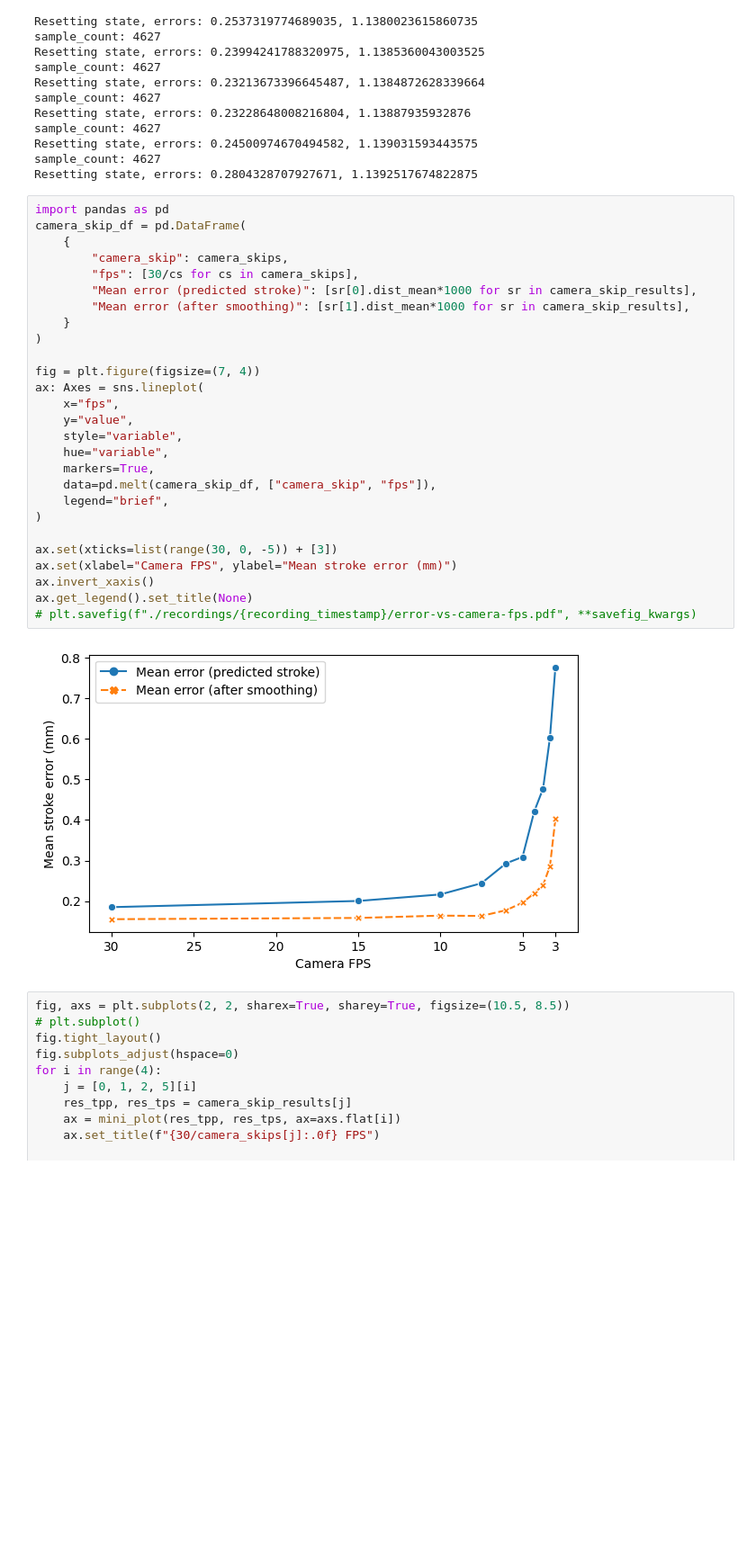
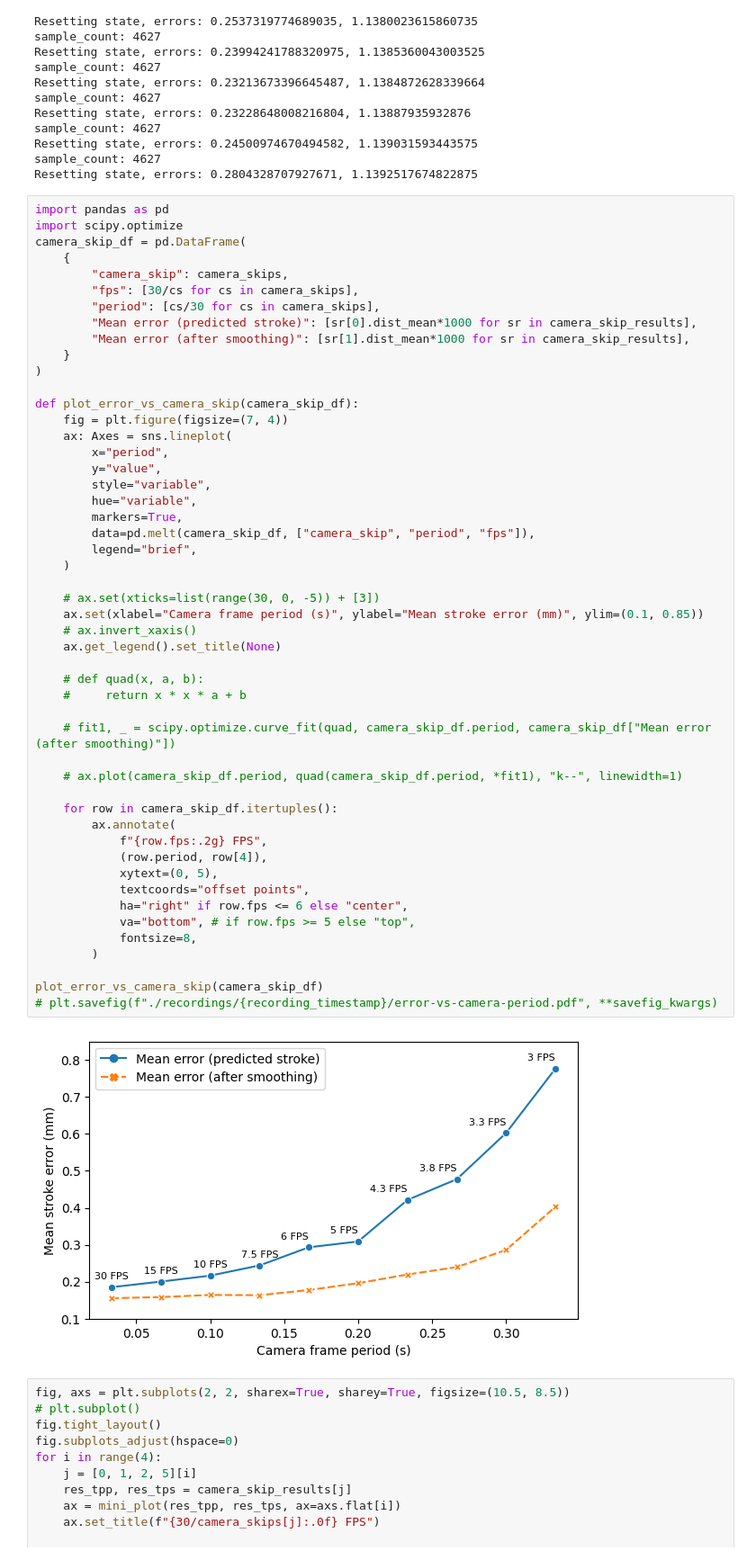
Before and after one commit to Jcparkyn/dpoint, a Jupyter notebook: python/offline_playback.ipynb, the cells around one changed output. Shown at 90% size. Saved outputs shown, nothing was run; the diff lists cells and outputs as text; blank space fills up the shorter version.

Commit message:
Make fps plot use period for x axis

```diff
--- a/python/offline_playback.ipynb
+++ b/python/offline_playback.ipynb
@@ -266,33 +267,56 @@ sample_count: 4627
 Resetting state, errors: 0.2804328707927671, 1.1392517674822875
 # %%
 import pandas as pd
+import scipy.optimize
 camera_skip_df = pd.DataFrame(
     {
         "camera_skip": camera_skips,
         "fps": [30/cs for cs in camera_skips],
+        "period": [cs/30 for cs in camera_skips],
         "Mean error (predicted stroke)": [sr[0].dist_mean*1000 for sr in camera_skip_results],
         "Mean error (after smoothing)": [sr[1].dist_mean*1000 for sr in camera_skip_results],
     }
 )
 
-fig = plt.figure(figsize=(7, 4))
-ax: Axes = sns.lineplot(
-    x="fps",
-    y="value",
-    style="variable",
-    hue="variable",
-    markers=True,
-    data=pd.melt(camera_skip_df, ["camera_skip", "fps"]),
-    legend="brief",
-)
+def plot_error_vs_camera_skip(camera_skip_df):
+    fig = plt.figure(figsize=(7, 4))
+    ax: Axes = sns.lineplot(
+        x="period",
+        y="value",
+        style="variable",
+        hue="variable",
+        markers=True,
+        data=pd.melt(camera_skip_df, ["camera_skip", "period", "fps"]),
+        legend="brief",
+    )
 
-ax.set(xticks=list(range(30, 0, -5)) + [3])
-ax.set(xlabel="Camera FPS", ylabel="Mean stroke error (mm)")
-ax.invert_xaxis()
-ax.get_legend().set_title(None)
-# plt.savefig(f"./recordings/{recording_timestamp}/error-vs-camera-fps.pdf", **savefig_kwargs)
+    # ax.set(xticks=list(range(30, 0, -5)) + [3])
+    ax.set(xlabel="Camera frame period (s)", ylabel="Mean stroke error (mm)", ylim=(0.1, 0.85))
+    # ax.invert_xaxis()
+    ax.get_legend().set_title(None)
+
+    # def quad(x, a, b):
+    #     return x * x * a + b
+
+    # fit1, _ = scipy.optimize.curve_fit(quad, camera_skip_df.period, camera_skip_df["Mean error (after smoothing)"])
+
+    # ax.plot(camera_skip_df.period, quad(camera_skip_df.period, *fit1), "k--", linewidth=1)
+
+    for row in camera_skip_df.itertuples():
+        ax.annotate(
+            f"{row.fps:.2g} FPS",
+            (row.period, row[4]),
+            xytext=(0, 5),
+            textcoords="offset points",
+            ha="right" if row.fps <= 6 else "center",
+            va="bottom", # if row.fps >= 5 else "top",
+            fontsize=8,
+        )
+
+plot_error_vs_camera_skip(camera_skip_df)
+# plt.savefig(f"./recordings/{recording_timestamp}/error-vs-camera-period.pdf", **savefig_kwargs)
 # %% [output]
-[figure, old version]
+[figure, new version]
 # %%
 fig, axs = plt.subplots(2, 2, sharex=True, sharey=True, figsize=(10.5, 8.5))
 # plt.subplot()
```
Also changed, not shown: parts of 1 cell of this notebook.
